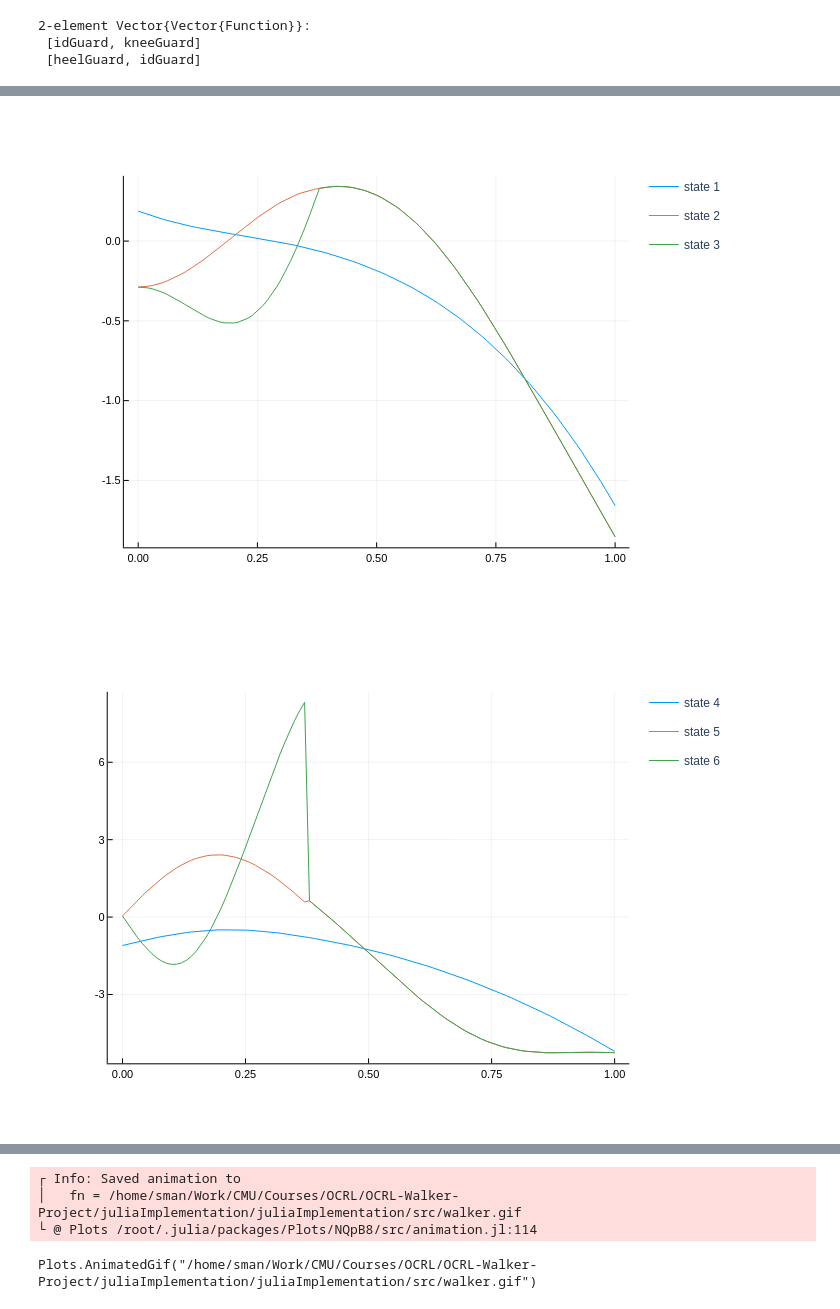
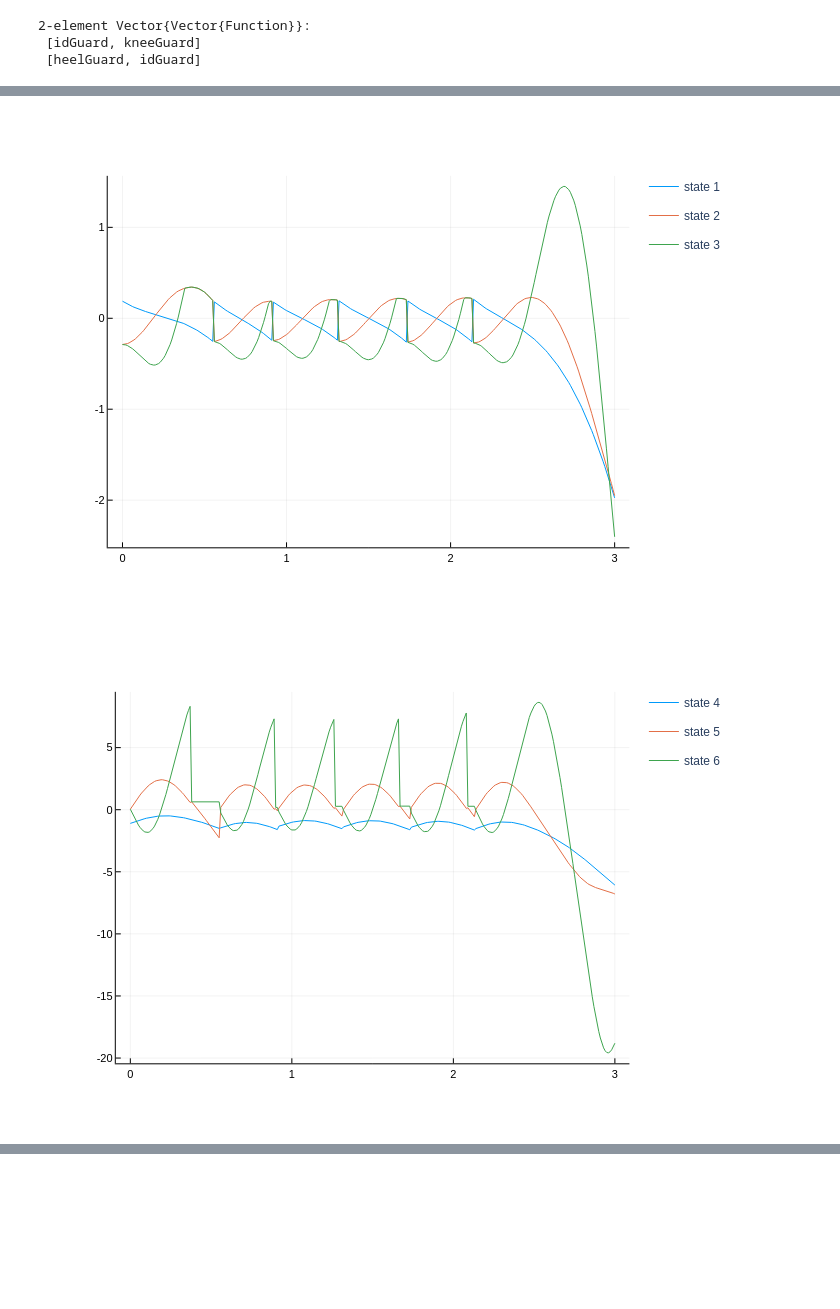
Before and after one commit to stevenwman/OCRL-Walker-Project, a Jupyter notebook: juliaImplementation/juliaImplementation/src/simulate_ball.ipynb, the cells around one changed output, grey strips where cells are left out. Cells and saved outputs as stored; diff of their text form; code cells hidden in the pictures; blank space fills up the shorter version.

```diff
--- a/juliaImplementation/juliaImplementation/src/simulate_ball.ipynb
+++ b/juliaImplementation/juliaImplementation/src/simulate_ball.ipynb
@@ -66,37 +37,64 @@ ESTParameters(1, 0, 0, 0.01, Function[biped_dynamics_3link, biped_dynamics_2link
 # %%
+mode0 = 1
+t = 3.0
+dt = .01
+
+q1 = 0.1877
+q2 = -0.2884
+q3 = q2
+q̇1 = -1.1014
+q̇2 = 0.0399
+q̇3 = q̇2
+
+xmean = [q1, q2, q3, q̇1, q̇2, q̇3]
+
+p = (L = 1, a1 = 0.375, b1 = 0.125, a2 = 0.175, b2 = 0.375, mH = 0.5, mt = 0.5, ms = 0.05, g = 9.81, slope = 0.03)
+
 #Nominal Trajectory
-
 nom_states, _, times, nom_modes,nom_impact_states,_ = sim_system(xmean,mode0,dynamics,resets,guards,W*.000000000000001,V,C,t,dt)
 state_matrix = hcat(nom_states...)
 
 plot()
-for i in 1:3
-    plot!(times,state_matrix[i,:], label = "state $i")
-end
+[plot!(times,state_matrix[i,:], label = "state $i") for i in 1:3]
 display(plot!())
 
 plot()
-for i in 4:6
-    plot!(times,state_matrix[i,:], label = "state $i")
-end
+[plot!(times,state_matrix[i,:], label = "state $i") for i in 4:6]
 display(plot!())
 
-plot(times, nom_modes)
+plot(times, (state_matrix[1,:] .+ state_matrix[2,:])/2)
+plot!(times, ones(size(times)) * p.slope)
 display(plot!())
 
-# Initialize an Animation object
+plot(times, nom_modes, label = "modes")
+display(plot!())
+
+slope = p.slope
+
+# Initialize an Animation objects
 anim = Animation()
 lim = 1.5
+
+timesteps = size(state_matrix,2)
 # Loop to create frames
-for i in 1:100
+for i in 1:timesteps
     js = hcat(q2joints(state_matrix[:,i])...)
     # Plot the data
-    plot(js[1,:], js[2,:], xlim=(-lim,lim), ylim=(-lim,lim), label="Points", color="blue", linestyle=:solid, marker=:circle)
+    xs = -lim:lim
+    ys = -slope * xs
+    plot(xs, ys, linestyle=:solid, label="Ground", color="black")
+    plot!(js[1,:], js[2,:], xlim=(-lim,lim),
+                            ylim=(-lim,lim),
+                            label="Points",
+                            color="blue",
+                            linestyle=:solid,
+                            marker=:circle,
+                            aspect_ratio=:equal)
     # Add frame to animation
     frame(anim)
 end
 # Save the animation as a gif
-gif(anim, "walker.gif", fps = 15)
+gif(anim, "walker.gif", fps = 30)
 # %% [output]
-[figure, old version]
+[figure, new version]
-[figure, old version]
+[figure, new version]
@@ -104,4 +101,0 @@ gif(anim, "walker.gif", fps = 15)
-┌ Info: Saved animation to
-│   fn = /home/sman/Work/CMU/Courses/OCRL/OCRL-Walker-Project/juliaImplementation/juliaImplementation/src/walker.gif
-└ @ Plots /root/.julia/packages/Plots/NQpB8/src/animation.jl:114
-Plots.AnimatedGif("/home/sman/Work/CMU/Courses/OCRL/OCRL-Walker-Project/juliaImplementation/juliaImplementation/src/walker.gif")
```
Also changed, not shown: parts of 4 cells of this notebook, 2 other files.
